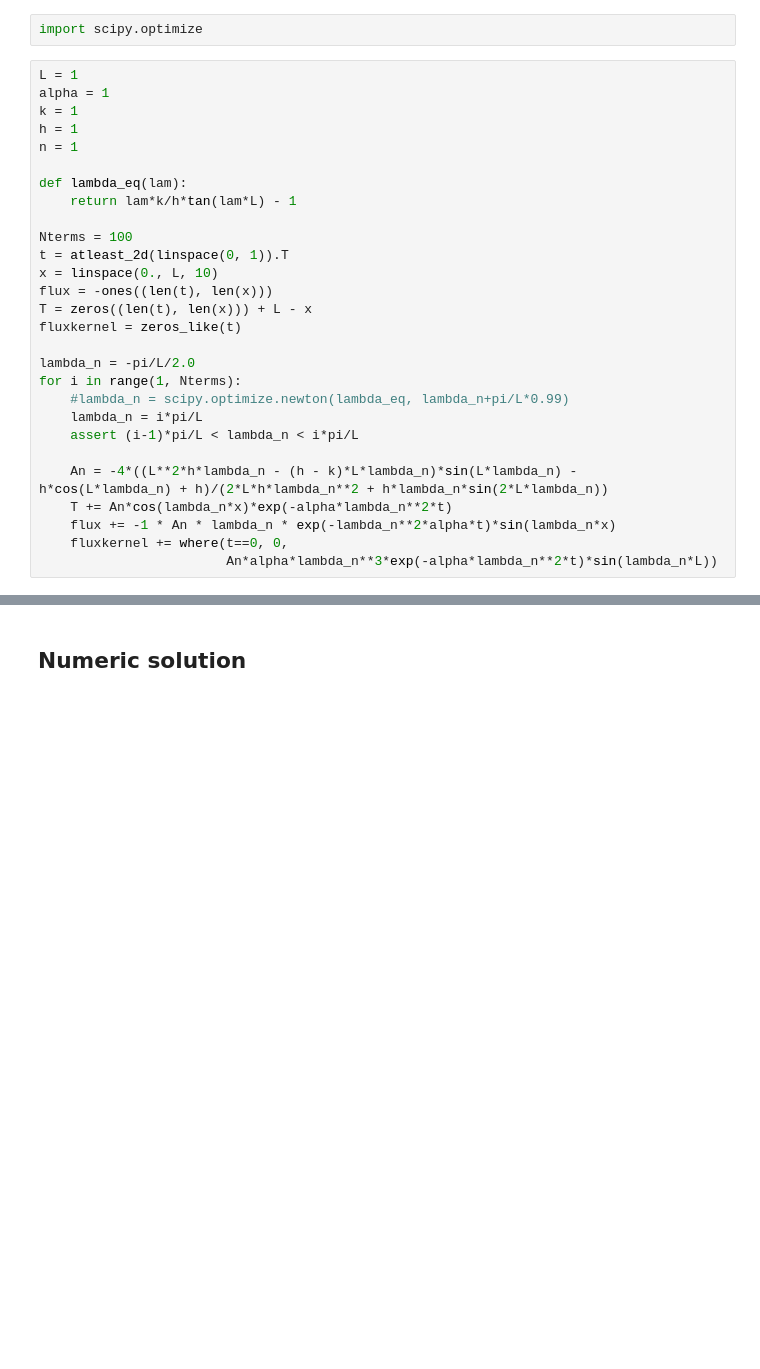
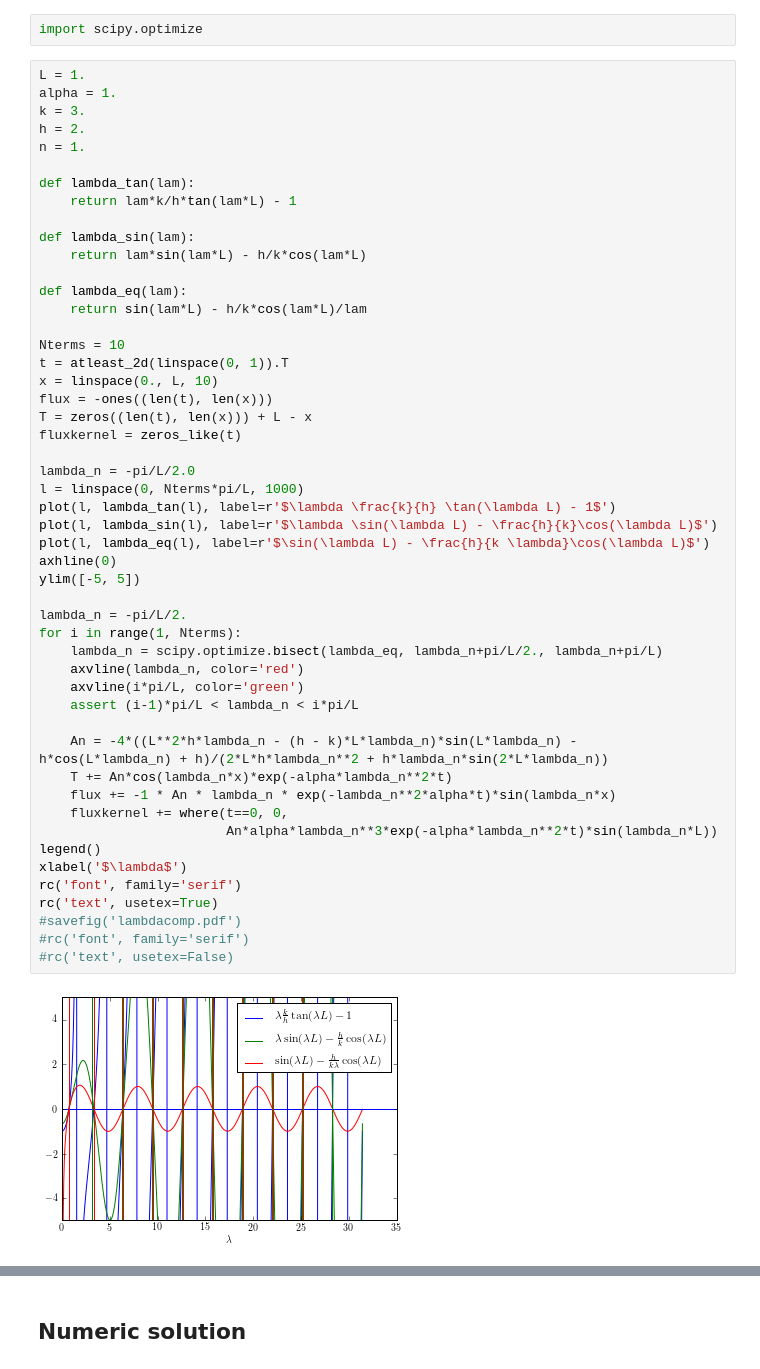
Before and after one commit to alchemyst/identification, a Jupyter notebook: Analytic solution.ipynb, the cells around one changed output, grey strips where cells are left out. Saved outputs shown, nothing was run; the diff lists cells and outputs as text; blank space fills up the shorter version.

```diff
--- a/Analytic solution.ipynb
+++ b/Analytic solution.ipynb
@@ -116,34 +118,58 @@ plot(t, -fluxkernel)
 # %%
 import scipy.optimize
 # %%
-L = 1
-alpha = 1
-k = 1
-h = 1
-n = 1
+L = 1.
+alpha = 1.
+k = 3.
+h = 2.
+n = 1.
+
+def lambda_tan(lam):
+    return lam*k/h*tan(lam*L) - 1
+
+def lambda_sin(lam):
+    return lam*sin(lam*L) - h/k*cos(lam*L)
 
 def lambda_eq(lam):
-    return lam*k/h*tan(lam*L) - 1
+    return sin(lam*L) - h/k*cos(lam*L)/lam
 
-Nterms = 100
+Nterms = 10
 t = atleast_2d(linspace(0, 1)).T
 x = linspace(0., L, 10)
 flux = -ones((len(t), len(x)))
 T = zeros((len(t), len(x))) + L - x
 fluxkernel = zeros_like(t)
 
 lambda_n = -pi/L/2.0
+l = linspace(0, Nterms*pi/L, 1000)
+plot(l, lambda_tan(l), label=r'$\lambda \frac{k}{h} \tan(\lambda L) - 1$')
+plot(l, lambda_sin(l), label=r'$\lambda \sin(\lambda L) - \frac{h}{k}\cos(\lambda L)$')
+plot(l, lambda_eq(l), label=r'$\sin(\lambda L) - \frac{h}{k \lambda}\cos(\lambda L)$')
+axhline(0)
+ylim([-5, 5])
+
+lambda_n = -pi/L/2.
 for i in range(1, Nterms):
-    #lambda_n = scipy.optimize.newton(lambda_eq, lambda_n+pi/L*0.99)
-    lambda_n = i*pi/L
+    lambda_n = scipy.optimize.bisect(lambda_eq, lambda_n+pi/L/2., lambda_n+pi/L)
+    axvline(lambda_n, color='red')
+    axvline(i*pi/L, color='green')
     assert (i-1)*pi/L < lambda_n < i*pi/L
 
     An = -4*((L**2*h*lambda_n - (h - k)*L*lambda_n)*sin(L*lambda_n) -
 h*cos(L*lambda_n) + h)/(2*L*h*lambda_n**2 + h*lambda_n*sin(2*L*lambda_n))
     T += An*cos(lambda_n*x)*exp(-alpha*lambda_n**2*t)
     flux += -1 * An * lambda_n * exp(-lambda_n**2*alpha*t)*sin(lambda_n*x)
     fluxkernel += where(t==0, 0,
                         An*alpha*lambda_n**3*exp(-alpha*lambda_n**2*t)*sin(lambda_n*L))
+legend()
+xlabel('$\lambda$')
+rc('font', family='serif')
+rc('text', usetex=True)
+#savefig('lambdacomp.pdf')
+#rc('font', family='serif')
+#rc('text', usetex=False)
+# %% [output]
+[figure, added]
 # %%
 plot(t, T)
 # %% [output]
```
Also changed, not shown: parts of 10 cells of this notebook, 1 other file.
